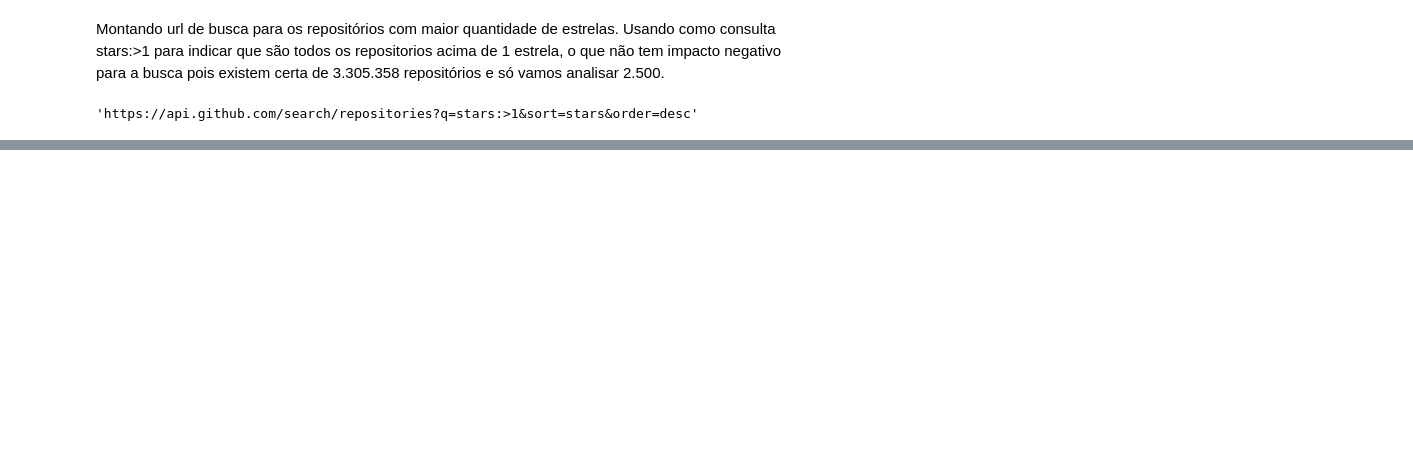
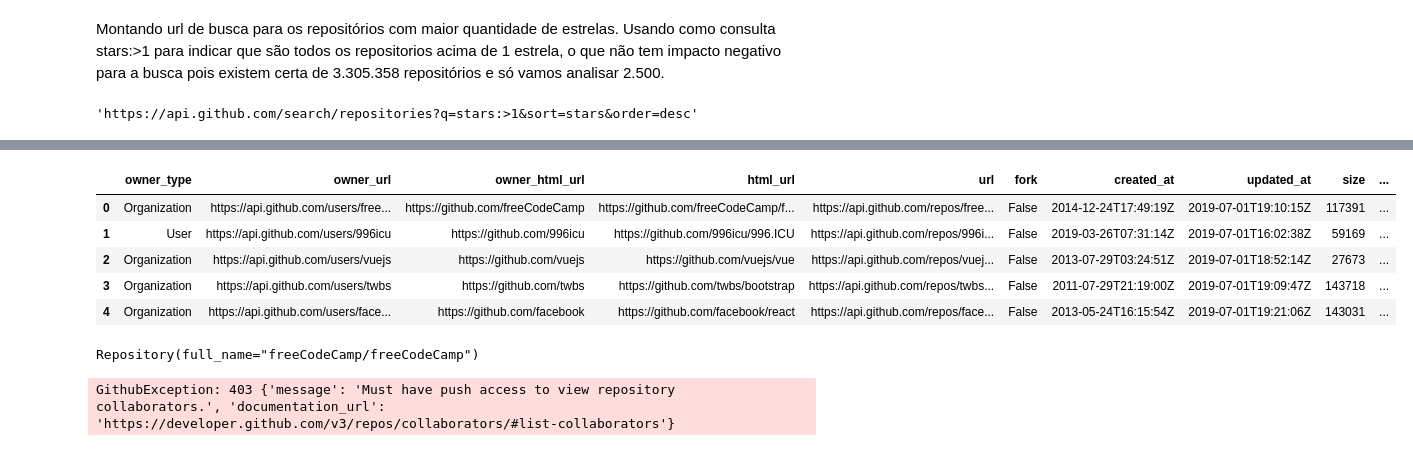
Before and after one commit to Lorenaps/replicacao-pesquisa, a Jupyter notebook: extracao_dados/search_github_api.ipynb, the cells around one changed output, grey strips where cells are left out. Cells and saved outputs as stored; diff of their text form; code cells hidden in the pictures; blank space fills up the shorter version.

```diff
--- a/extracao_dados/search_github_api.ipynb
+++ b/extracao_dados/search_github_api.ipynb
@@ -199,0 +223,15 @@ array(['owner_type', 'owner_url', 'owner_html_url', 'html_url', 'url',
+# %%
+resultados_csv = pd.read_csv('../dados/repositorios.csv')
+resultados_csv.head()
+# %% [output]
+|  | owner_type | owner_url | owner_html_url | html_url | url | fork | created_at | updated_at | size | ... |
+| 0 | Organization | https://api.github.com/users/free... | https://github.com/freeCodeCamp | https://github.com/freeCodeCamp/f... | https://api.github.com/repos/free... | False | 2014-12-24T17:49:19Z | 2019-07-01T19:10:15Z | 117391 | ... |
+| 1 | User | https://api.github.com/users/996icu | https://github.com/996icu | https://github.com/996icu/996.ICU | https://api.github.com/repos/996i... | False | 2019-03-26T07:31:14Z | 2019-07-01T16:02:38Z | 59169 | ... |
+| 2 | Organization | https://api.github.com/users/vuejs | https://github.com/vuejs | https://github.com/vuejs/vue | https://api.github.com/repos/vuej... | False | 2013-07-29T03:24:51Z | 2019-07-01T18:52:14Z | 27673 | ... |
+| 3 | Organization | https://api.github.com/users/twbs | https://github.com/twbs | https://github.com/twbs/bootstrap | https://api.github.com/repos/twbs... | False | 2011-07-29T21:19:00Z | 2019-07-01T19:09:47Z | 143718 | ... |
+| 4 | Organization | https://api.github.com/users/face... | https://github.com/facebook | https://github.com/facebook/react | https://api.github.com/repos/face... | False | 2013-05-24T16:15:54Z | 2019-07-01T19:21:06Z | 143031 | ... |
+# %%
+repo = g.get_repo(28457823)
+repo
+# %% [output]
+Repository(full_name="freeCodeCamp/freeCodeCamp")
@@ -199,0 +240,5 @@ array(['owner_type', 'owner_url', 'owner_html_url', 'html_url', 'url',
+# %%
+for c in co:
+    print(c.login)
+# %% [output]
+GithubException: 403 {'message': 'Must have push access to view repository collaborators.', 'documentation_url': 'https://developer.github.com/v3/repos/collaborators/#list-collaborators'}
```
Also changed, not shown: parts of 16 cells of this notebook.
